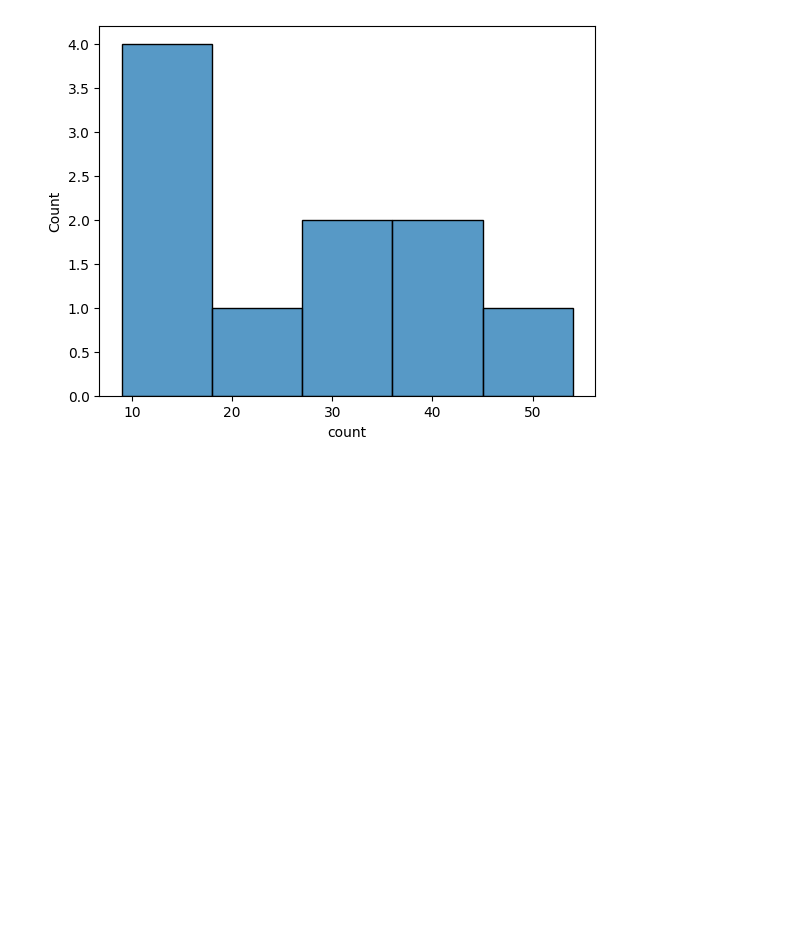
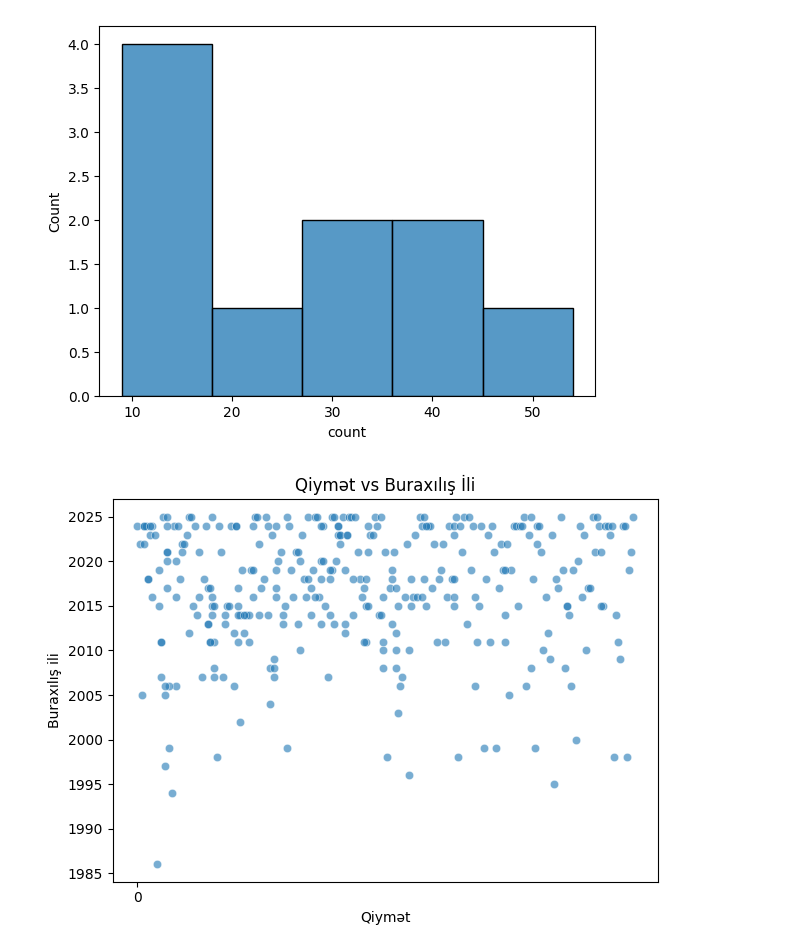
Before and after one commit to kaimg/scraper-turbo, a Jupyter notebook: data_cleaning.ipynb, the cells around one changed output. Cells and saved outputs as stored; diff of their text form; code cells hidden in the pictures; blank space fills up the shorter version.

```diff
--- a/data_cleaning.ipynb
+++ b/data_cleaning.ipynb
@@ -31,3 +32,24 @@ memory usage: 50.2+ KB
 | 2 | 9406987 | 8 000 | AZN | Xırdalan | Kia | Rio | 2005 | Universal, 5 qapı | Gümüşü | 1.5 L / 97 a.g. / Benzin | ... |
 | 3 | 8246407 | 37 900 | USD | Bakı | Mitsubishi | L200 | 2024 | Pikap, ikiqat kabin | Qara | 2.4 L / 147 a.g. / Dizel | ... |
 | 4 | 9171648 | 40 000 | AZN | Bakı | Toyota | Corolla | 2024 | Sedan | Ağ | 1.8 L / 136 a.g. / Hibrid | ... |
+# %%
+df.rename(columns={"Qiymət": "Price"}, inplace=True)
+df.rename(columns={"Valyuta": "Currency"}, inplace=True)
+df.rename(columns={"Şəhər": "City"}, inplace=True)
+df.rename(columns={"Marka": "Marka"}, inplace=True)
+df.rename(columns={"Model": "Model"}, inplace=True)
+df.rename(columns={"Buraxılış ili": "Production_Year"}, inplace=True)
+df.rename(columns={"Ban növü": "Ban_Type"}, inplace=True)
+df.rename(columns={"Rəng": "Color"}, inplace=True)
+df.rename(columns={"Mühərrik": "Engine"}, inplace=True)
+df.rename(columns={"Yürüş": "Mileage"}, inplace=True)
+df.rename(columns={"Sürətlər qutusu": "Gearbox"}, inplace=True)
+df.rename(columns={"Ötürücü": "Transmission"}, inplace=True)
+df.rename(columns={"Yeni": "New"}, inplace=True)
+df.rename(columns={"Yerlərin sayı": "Seats"}, inplace=True)
+df.rename(columns={"Vəziyyəti": "Condition"}, inplace=True)
+df.rename(columns={"Hansı bazar üçün yığılıb": "Bazar_Type"}, inplace=True)
+df.rename(columns={"Sahiblər": "Owners"}, inplace=True)
+df.rename(columns={"Qəzalı": "Accident_History"}, inplace=True)
+
+df
@@ -47,3 +83,23 @@ sns.histplot(top_brands)
 # %% [output]
 <Axes: xlabel='count', ylabel='Count'>
 [figure]
+# %%
+# Sample plot
+sns.scatterplot(x="Qiymət", y="Buraxılış ili", data=df, alpha=0.6)
+
+# Restrict x-axis ticks to multiples of 5000 (or any step you want)
+plt.gca().xaxis.set_major_locator(ticker.MultipleLocator(base=5000))
+
+# Optional: Format with thousand separators
+plt.gca().xaxis.set_major_formatter(ticker.StrMethodFormatter('{x:,.0f}'))
+
+# Add labels and title
+plt.title("Qiymət vs Buraxılış İli")
+plt.xlabel("Qiymət")
+plt.ylabel("Buraxılış ili")
+
+# Show the plot
+plt.tight_layout()
+plt.show()
+# %% [output]
+[figure, added]
```
Also changed, not shown: parts of 2 cells of this notebook.
